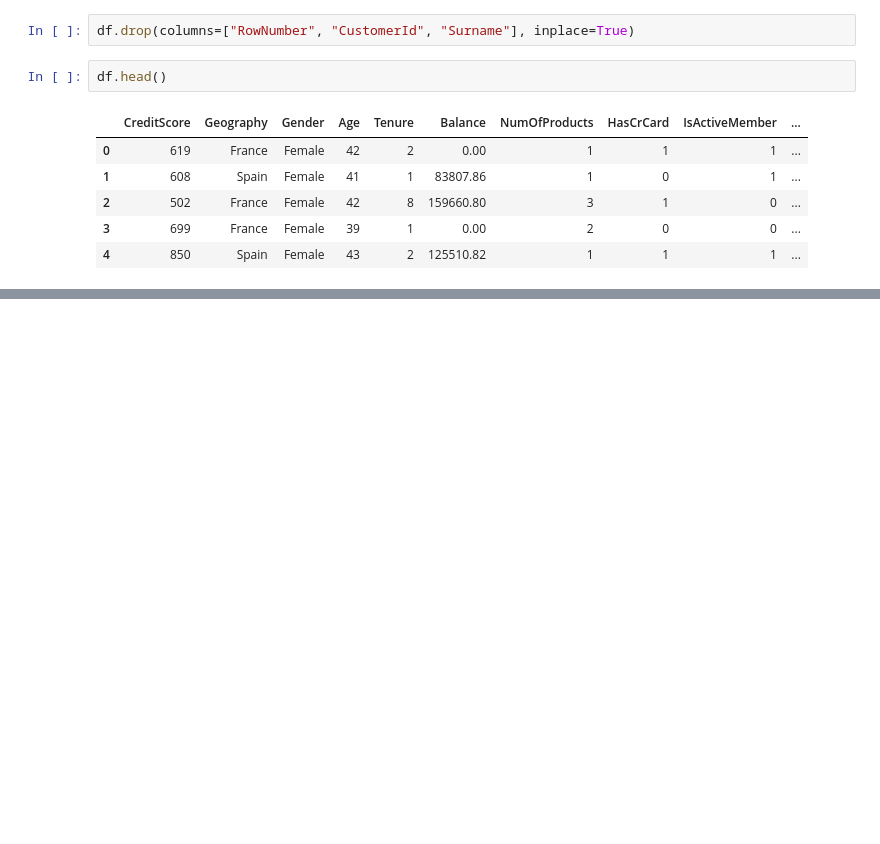
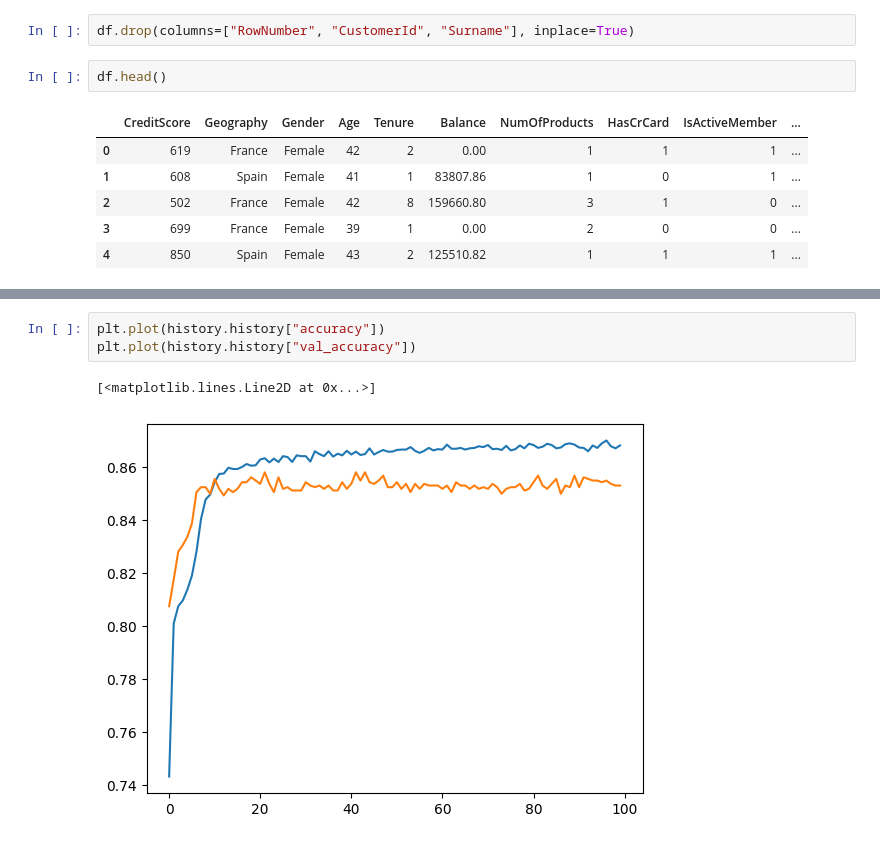
Before and after one commit to Khan996/DL-Learning, a Jupyter notebook: Deep Learning/Customer Churn/cus_churn.ipynb, the cells around one changed output, grey strips where cells are left out. Saved outputs shown, nothing was run; the diff lists cells and outputs as text; blank space fills up the shorter version.

```diff
--- a/Deep Learning/Customer Churn/cus_churn.ipynb
+++ b/Deep Learning/Customer Churn/cus_churn.ipynb
@@ -79,0 +204,6 @@ SyntaxError: expression cannot contain assignment, perhaps you meant "=="? (1458
+# %%
+plt.plot(history.history["accuracy"])
+plt.plot(history.history["val_accuracy"])
+# %% [output]
+[<matplotlib.lines.Line2D at 0x...>]
+[figure, added]
```
Also changed, not shown: parts of 23 cells of this notebook.
